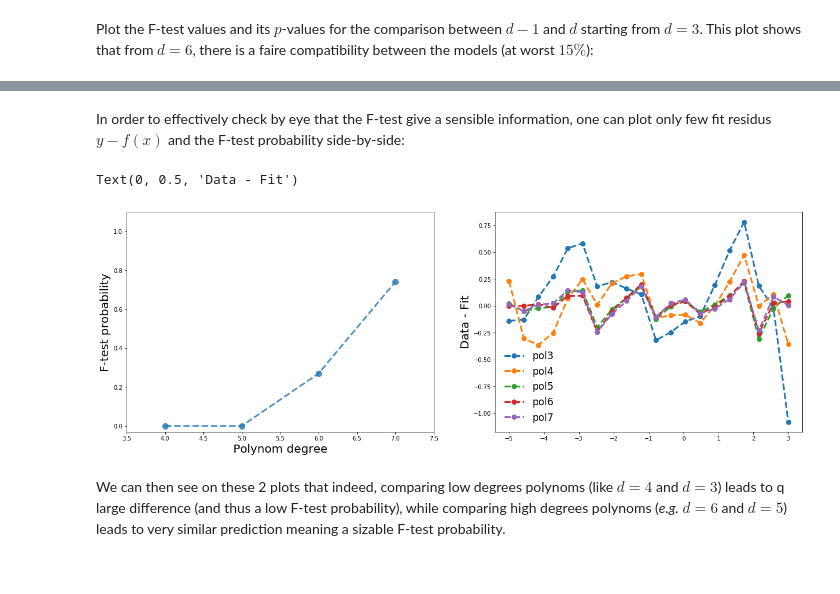
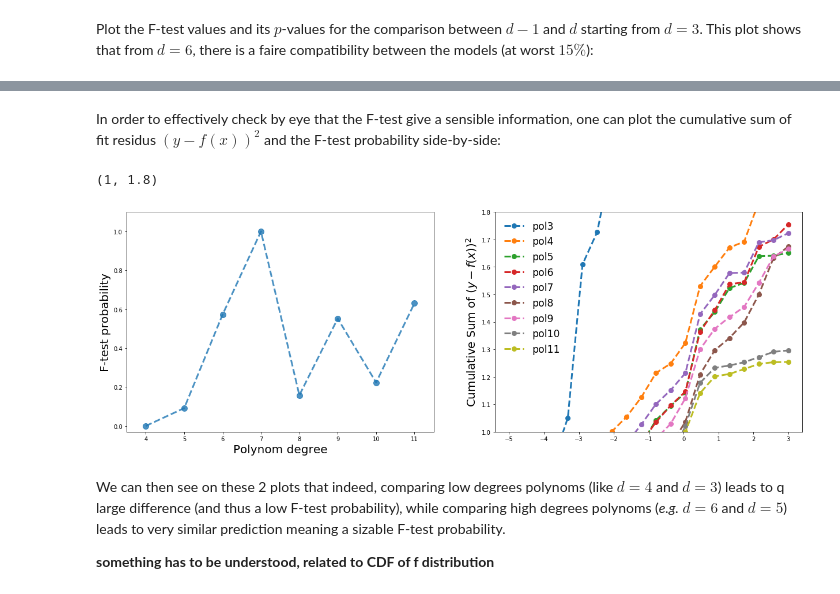
Before and after one commit to MLatCezeaux/intro_numpy, a Jupyter notebook: lecture/1-NumpyIntroduction.ipynb, the cells around one changed output, grey strips where cells are left out. Cells and saved outputs as stored; diff of their text form; code cells hidden in the pictures.

Commit message:
Put a note on something to understand in F-test

```diff
--- a/lecture/1-NumpyIntroduction.ipynb
+++ b/lecture/1-NumpyIntroduction.ipynb
@@ -738,30 +738,33 @@ ax2.set_ylabel('F-test probability', color='tab:blue', fontsize=20);
 # %% [markdown]
-In order to effectively check by eye that the F-test give a sensible information, one can plot only few fit residus $y-f(x)$ and the F-test probability side-by-side:
+In order to effectively check by eye that the F-test give a sensible information, one can plot the cumulative sum of fit residus $(y-f(x))^2$ and the F-test probability side-by-side:
 # %%
 # Plotting figure and syle the results
 plt.figure(figsize=(21,7))
 style = {'marker': 'o', 'markersize': 10, 'alpha': 0.8,
          'linestyle': '--', 'linewidth': 3}
 
-# Plot of F-test values from 4-to-3 comparison, to 7-to-6
+# Plot of F-test values
 plt.subplot('121')
-plt.plot(dsup[1:5], pval[1:5], **style)
+plt.plot(dsup[1:], pval[1:], **style)
 plt.ylabel('F-test probability' , fontsize=20);
 plt.xlabel('Polynom degree', fontsize=20)
-plt.xlim(3.5, 7.5)
+plt.xlim(3.5, 11.5)
 plt.ylim(-0.03, 1.1)
 
-# Putting the fit residus aside from d=3 to d=7
+# Putting the cumsum of fit residus aside
 plt.subplot('122')
 style = {'marker': 'o', 'markersize': 8,
          'linestyle': '--', 'linewidth': 3}
-for d in np.arange(3, 8):
+for d in np.arange(3, degree_max):
     par, cov = fit_polynom(d)
-    plt.plot(x, y-pol_func(x, *par), label='pol{}'.format(d), **style)
+    plt.plot(x, np.cumsum(np.abs(y-pol_func(x, *par))), label='pol{}'.format(d), **style)
 plt.legend(frameon=False, fontsize='xx-large');
-plt.ylabel('Data - Fit', fontsize=20)
+plt.ylabel('Cumulative Sum of $(y-f(x))^2$', fontsize=20);
+plt.ylim(1, 1.8);
 # %% [output]
-Text(0, 0.5, 'Data - Fit')
+(1, 1.8)
-[figure, old version]
+[figure, new version]
 # %% [markdown]
 We can then see on these 2 plots that indeed, comparing low degrees polynoms (like $d=4$ and $d=3$) leads to q large difference (and thus a low F-test probability), while comparing high degrees polynoms (*e.g.* $d=6$ and $d=5$) leads to very similar prediction meaning a sizable F-test probability.
+
+**something has to be understood, related to CDF of f distribution**
```
Also changed, not shown: parts of 23 cells of this notebook.
